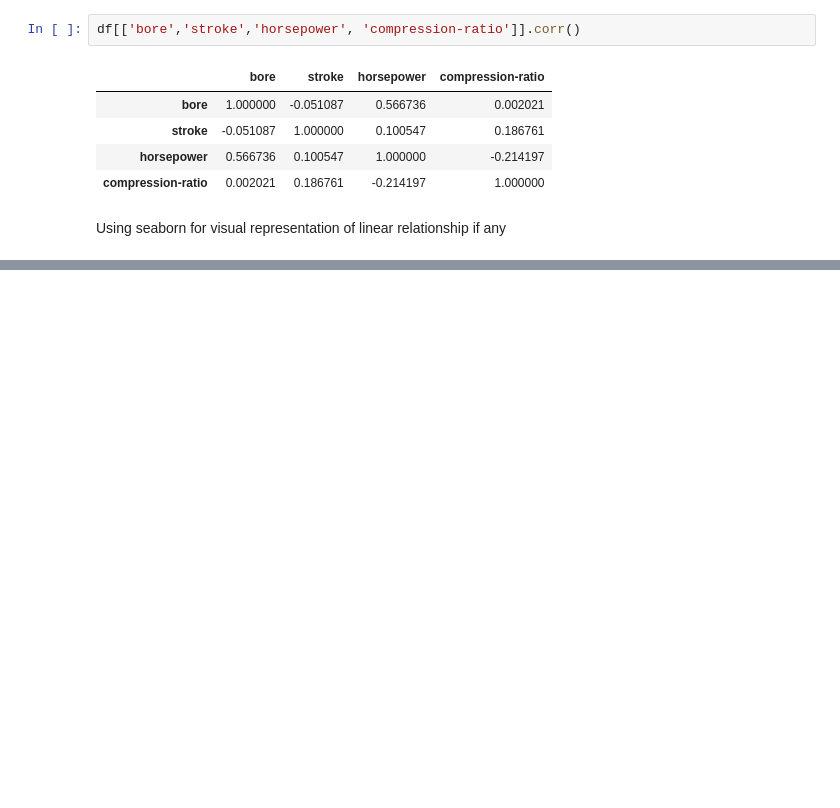
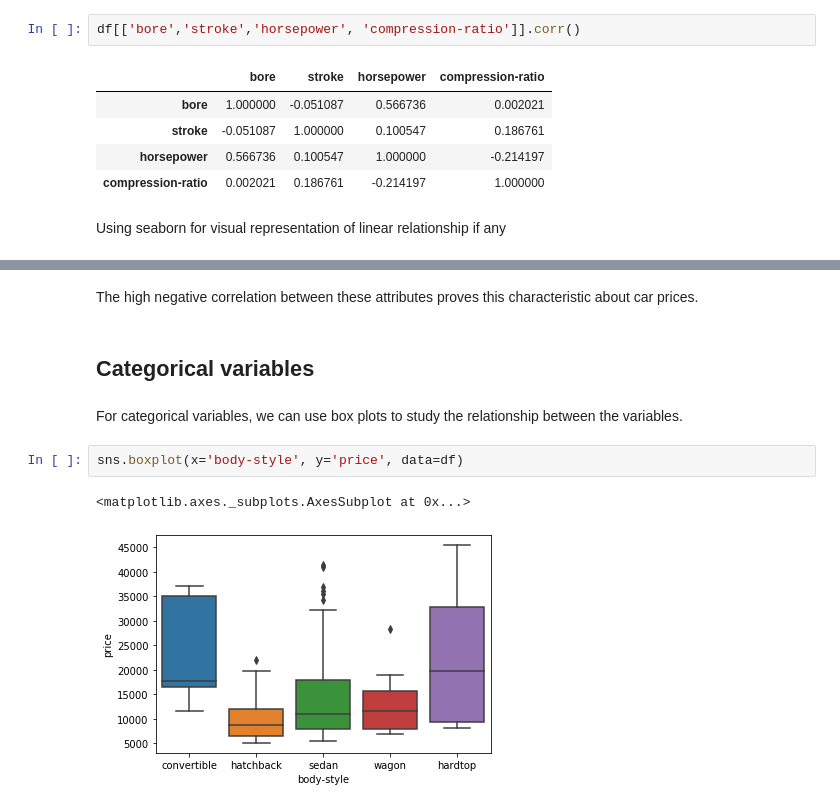
Before and after one commit to sushanth10/car-price-analysis, a Jupyter notebook: exploratory-analysis.ipynb, the cells around one changed output, grey strips where cells are left out. Cells and saved outputs as stored; diff of their text form; blank space fills up the shorter version.

```diff
--- a/exploratory-analysis.ipynb
+++ b/exploratory-analysis.ipynb
@@ -85,0 +107,11 @@ UFuncTypeError: ufunc 'multiply' did not contain a loop with signature matching
+# %% [markdown]
+The high negative correlation between these attributes proves this characteristic about car prices.
+# %% [markdown]
+## Categorical variables
+# %% [markdown]
+For categorical variables, we can use box plots to study the relationship  between the variables.
+# %%
+sns.boxplot(x='body-style', y='price', data=df)
+# %% [output]
+<matplotlib.axes._subplots.AxesSubplot at 0x...>
+[figure, added]
```
Also changed, not shown: parts of 31 cells of this notebook.
